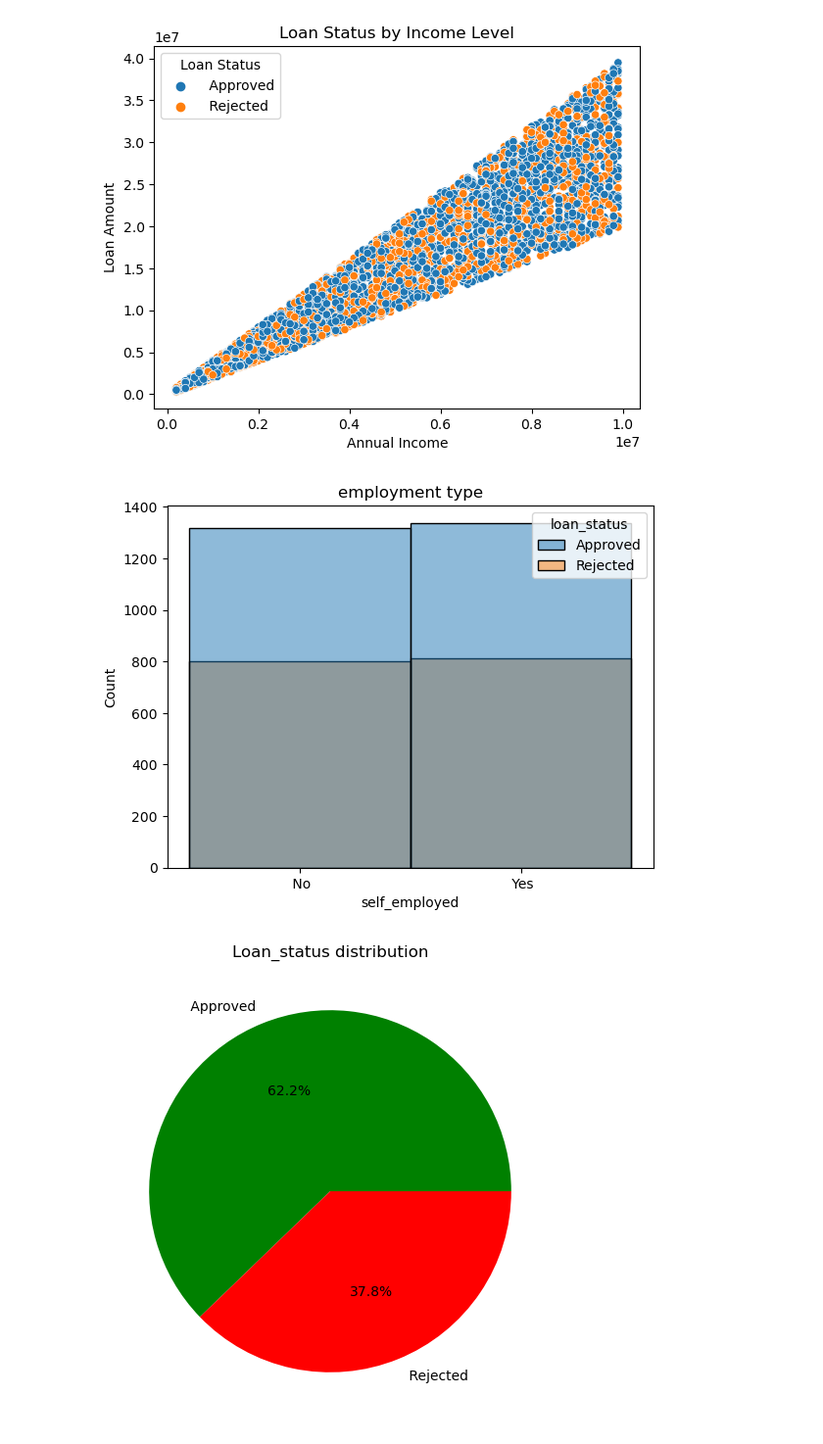
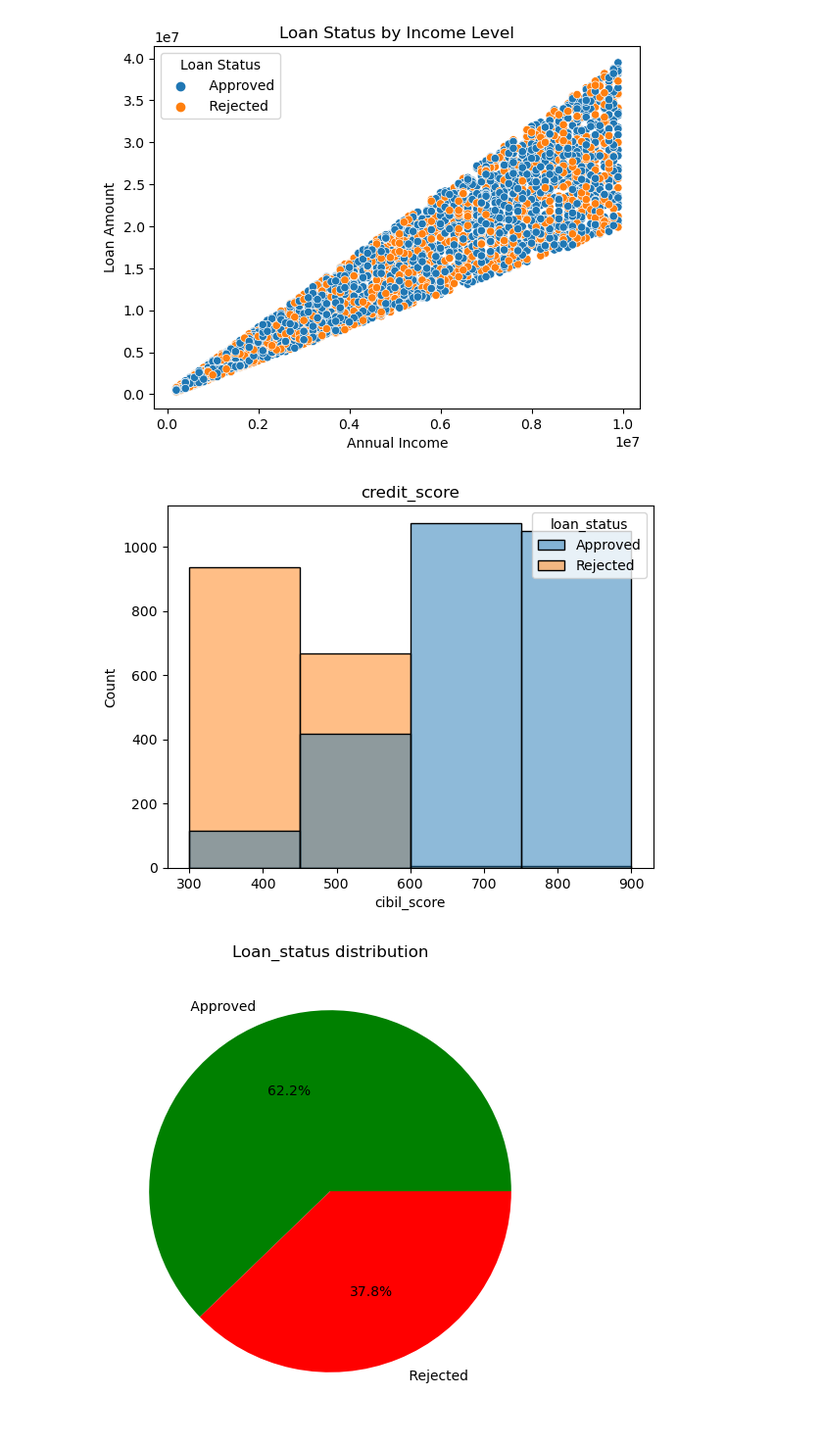
Before and after one commit to andrewdhawthorne/Loan-Approval-Prediction-Model, a Jupyter notebook: Fidels_learning_model_code.ipynb, the cells around one changed output. Shown at 98% size. Saved outputs shown, nothing was run; the diff lists cells and outputs as text; code cells hidden in the pictures.

```diff
--- a/Fidels_learning_model_code.ipynb
+++ b/Fidels_learning_model_code.ipynb
@@ -83,12 +83,12 @@ plt.show()
 # %% [output]
 [figure]
 # %%
-#reviewing the difference of self_employment effect on loan_status
-sns.histplot(data=loan_data,x='self_employed',bins=2,hue='loan_status')
-plt.title('employment type')
+#reviewing the difference of credit score effect on loan_status
+sns.histplot(data=loan_data,x='cibil_score',bins=4,hue='loan_status')
+plt.title('credit_score')
 plt.show()
 # %% [output]
-[figure, old version]
+[figure, new version]
 # %%
 approval_rejection_counts = loan_data['loan_status'].value_counts()
 
```
